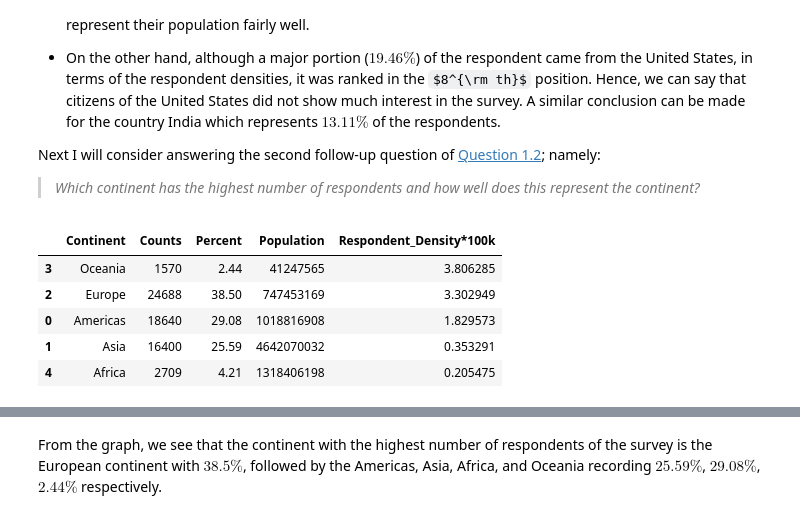
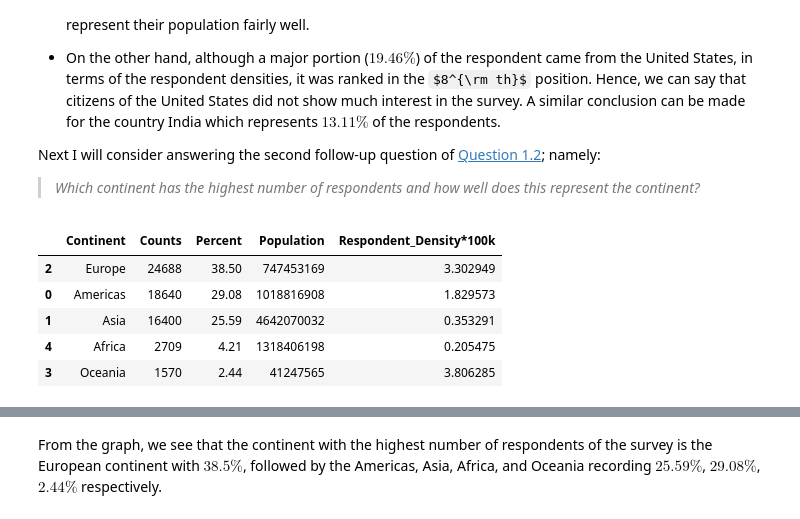
Before and after one commit to evansdoe/stackoverflow_2020_survey, a Jupyter notebook: stackoverflow_2020_survey.ipynb, the cells around one changed output, grey strips where cells are left out. Cells and saved outputs as stored; diff of their text form; code cells hidden in the pictures; some formulas as TeX source.

```diff
--- a/stackoverflow_2020_survey.ipynb
+++ b/stackoverflow_2020_survey.ipynb
@@ -477,37 +480,36 @@ Next I will consider answering the second follow-up question of [Question 1.2](#
 # %%
 from collections import defaultdict
 
 cntnt_cnts_prcnt = defaultdict(list)
 
 cntnt_cnts_prcnt['Continent'] = cntry_cnts.Continent.unique()
 
 # for each continent in country_counts.Continent.unique()
 for cont in cntry_cnts.Continent.unique():
     # Sum the respondent counts with cont as their continent
     cntnt_cnts_prcnt['Counts'].append(cntry_cnts[cntry_cnts.Continent == \
                                                        cont].Counts.sum())
     # Sum the respondent percentages with cont as their continent
     cntnt_cnts_prcnt['Percent'].append(cntry_cnts[cntry_cnts.Continent == \
                                                        cont].Percent.sum())
     # Sum the respondent population with cont as their continent
     cntnt_cnts_prcnt['Population'].append(cntry_cnts[cntry_cnts.Continent == \
                                                        cont].Population.sum())
 
 
 cntnt_cnts_prcnt = pd.DataFrame(cntnt_cnts_prcnt)
 
 cntnt_cnts_prcnt["Respondent_Density*100k"] = cntnt_cnts_prcnt.Counts/\
 cntnt_cnts_prcnt.Population*100000
-cntnt_cnts_prcnt = cntnt_cnts_prcnt.sort_values(by=['Respondent_Density*100k'], \
-                                                    ascending=False)
+cntnt_cnts_prcnt = cntnt_cnts_prcnt.sort_values(by=['Percent'], ascending=False)
 cntnt_cnts_prcnt
 # %% [output]
 |  | Continent | Counts | Percent | Population | Respondent_Density*100k |
-| 3 | Oceania | 1570 | 2.44 | 41247565 | 3.806285 |
 | 2 | Europe | 24688 | 38.50 | 747453169 | 3.302949 |
 | 0 | Americas | 18640 | 29.08 | 1018816908 | 1.829573 |
 | 1 | Asia | 16400 | 25.59 | 4642070032 | 0.353291 |
 | 4 | Africa | 2709 | 4.21 | 1318406198 | 0.205475 |
+| 3 | Oceania | 1570 | 2.44 | 41247565 | 3.806285 |
 # %%
 ax = cntnt_cnts_prcnt.plot(kind = "bar",
                              x = "Continent",
```
Also changed, not shown: parts of 5 cells of this notebook.
